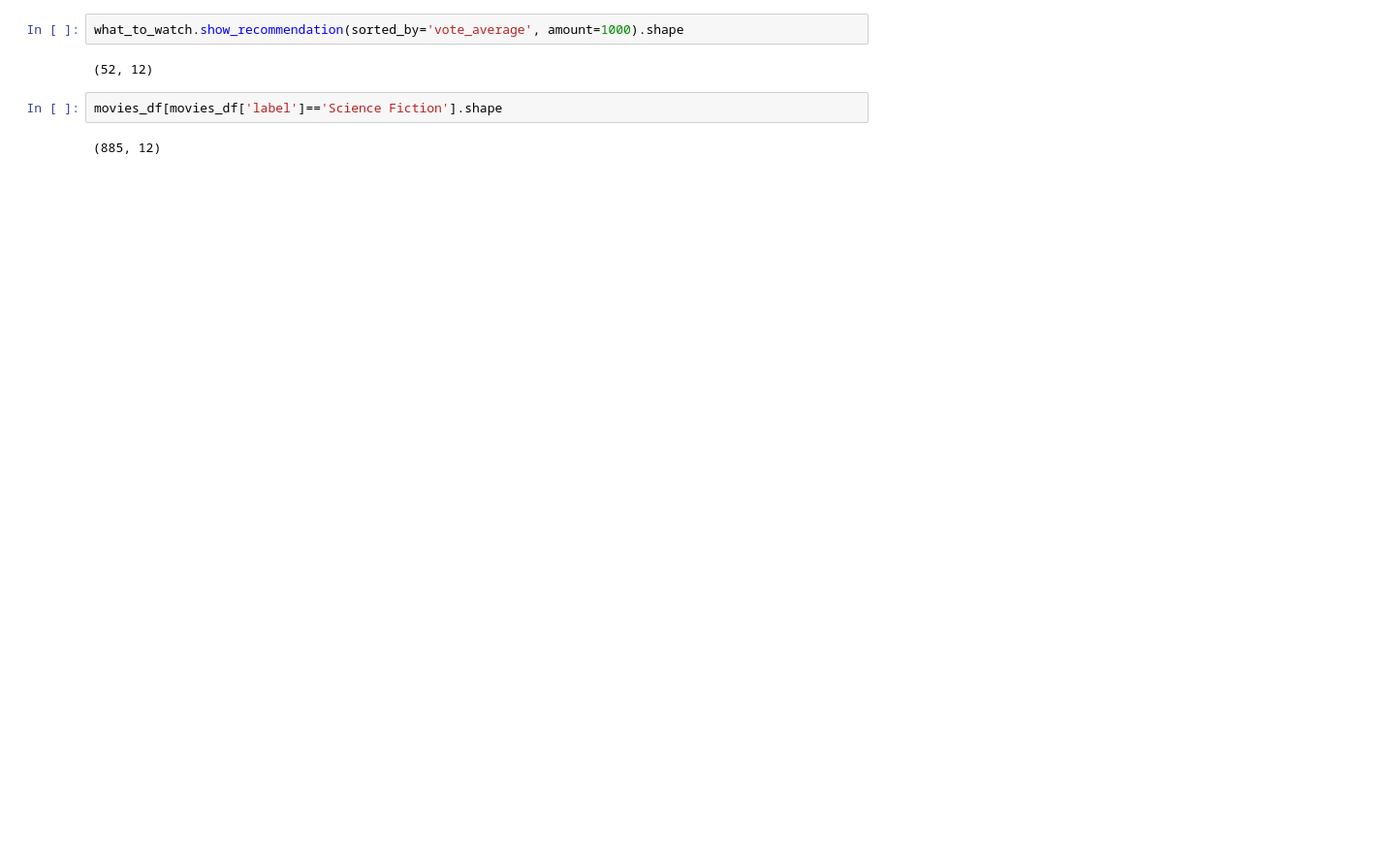
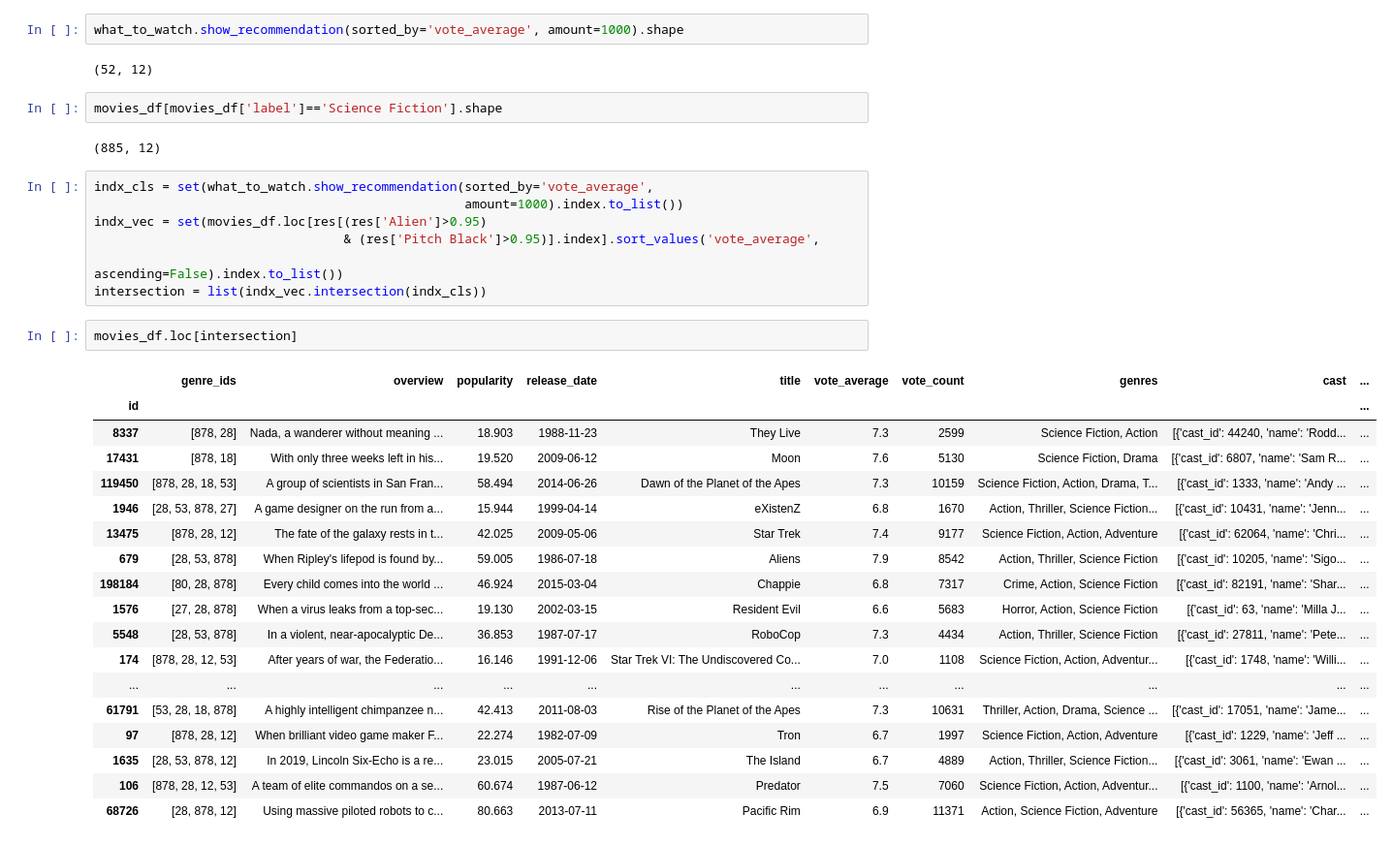
Before and after one commit to fadeeva/normal_projects, a Jupyter notebook: Popular_10000_movies_listed_on_TMDb/prsnt.ipynb, the cells around one changed output. Shown at 97% size. Drawn from its saved outputs; the diff is of its cells as text; blank space fills up the shorter version.

```diff
--- a/Popular_10000_movies_listed_on_TMDb/prsnt.ipynb
+++ b/Popular_10000_movies_listed_on_TMDb/prsnt.ipynb
@@ -945,3 +955,31 @@ what_to_watch.show_recommendation(sorted_by='vote_average', amount=1000).shape
 movies_df[movies_df['label']=='Science Fiction'].shape
 # %% [output]
 (885, 12)
+# %%
+indx_cls = set(what_to_watch.show_recommendation(sorted_by='vote_average',
+                                                 amount=1000).index.to_list())
+indx_vec = set(movies_df.loc[res[(res['Alien']>0.95)
+                                 & (res['Pitch Black']>0.95)].index].sort_values('vote_average',
+                                                                                 ascending=False).index.to_list())
+intersection = list(indx_vec.intersection(indx_cls))
+# %%
+movies_df.loc[intersection]
+# %% [output]
+|  | genre_ids | overview | popularity | release_date | title | vote_average | vote_count | genres | cast | ... |
+| id |  |  |  |  |  |  |  |  |  | ... |
+| 8337 | [878, 28] | Nada, a wanderer without meaning ... | 18.903 | 1988-11-23 | They Live | 7.3 | 2599 | Science Fiction, Action | [{'cast_id': 44240, 'name': 'Rodd... | ... |
+| 17431 | [878, 18] | With only three weeks left in his... | 19.520 | 2009-06-12 | Moon | 7.6 | 5130 | Science Fiction, Drama | [{'cast_id': 6807, 'name': 'Sam R... | ... |
+| 119450 | [878, 28, 18, 53] | A group of scientists in San Fran... | 58.494 | 2014-06-26 | Dawn of the Planet of the Apes | 7.3 | 10159 | Science Fiction, Action, Drama, T... | [{'cast_id': 1333, 'name': 'Andy ... | ... |
+| 1946 | [28, 53, 878, 27] | A game designer on the run from a... | 15.944 | 1999-04-14 | eXistenZ | 6.8 | 1670 | Action, Thriller, Science Fiction... | [{'cast_id': 10431, 'name': 'Jenn... | ... |
+| 13475 | [878, 28, 12] | The fate of the galaxy rests in t... | 42.025 | 2009-05-06 | Star Trek | 7.4 | 9177 | Science Fiction, Action, Adventure | [{'cast_id': 62064, 'name': 'Chri... | ... |
+| 679 | [28, 53, 878] | When Ripley's lifepod is found by... | 59.005 | 1986-07-18 | Aliens | 7.9 | 8542 | Action, Thriller, Science Fiction | [{'cast_id': 10205, 'name': 'Sigo... | ... |
+| 198184 | [80, 28, 878] | Every child comes into the world ... | 46.924 | 2015-03-04 | Chappie | 6.8 | 7317 | Crime, Action, Science Fiction | [{'cast_id': 82191, 'name': 'Shar... | ... |
+| 1576 | [27, 28, 878] | When a virus leaks from a top-sec... | 19.130 | 2002-03-15 | Resident Evil | 6.6 | 5683 | Horror, Action, Science Fiction | [{'cast_id': 63, 'name': 'Milla J... | ... |
+| 5548 | [28, 53, 878] | In a violent, near-apocalyptic De... | 36.853 | 1987-07-17 | RoboCop | 7.3 | 4434 | Action, Thriller, Science Fiction | [{'cast_id': 27811, 'name': 'Pete... | ... |
+| 174 | [878, 28, 12, 53] | After years of war, the Federatio... | 16.146 | 1991-12-06 | Star Trek VI: The Undiscovered Co... | 7.0 | 1108 | Science Fiction, Action, Adventur... | [{'cast_id': 1748, 'name': 'Willi... | ... |
+| ... | ... | ... | ... | ... | ... | ... | ... | ... | ... | ... |
+| 61791 | [53, 28, 18, 878] | A highly intelligent chimpanzee n... | 42.413 | 2011-08-03 | Rise of the Planet of the Apes | 7.3 | 10631 | Thriller, Action, Drama, Science ... | [{'cast_id': 17051, 'name': 'Jame... | ... |
+| 97 | [878, 28, 12] | When brilliant video game maker F... | 22.274 | 1982-07-09 | Tron | 6.7 | 1997 | Science Fiction, Action, Adventure | [{'cast_id': 1229, 'name': 'Jeff ... | ... |
+| 1635 | [28, 53, 878, 12] | In 2019, Lincoln Six-Echo is a re... | 23.015 | 2005-07-21 | The Island | 6.7 | 4889 | Action, Thriller, Science Fiction... | [{'cast_id': 3061, 'name': 'Ewan ... | ... |
+| 106 | [878, 28, 12, 53] | A team of elite commandos on a se... | 60.674 | 1987-06-12 | Predator | 7.5 | 7060 | Science Fiction, Action, Adventur... | [{'cast_id': 1100, 'name': 'Arnol... | ... |
+| 68726 | [28, 878, 12] | Using massive piloted robots to c... | 80.663 | 2013-07-11 | Pacific Rim | 6.9 | 11371 | Action, Science Fiction, Adventure | [{'cast_id': 56365, 'name': 'Char... | ... |
```
Also changed, not shown: parts of 11 cells of this notebook.
